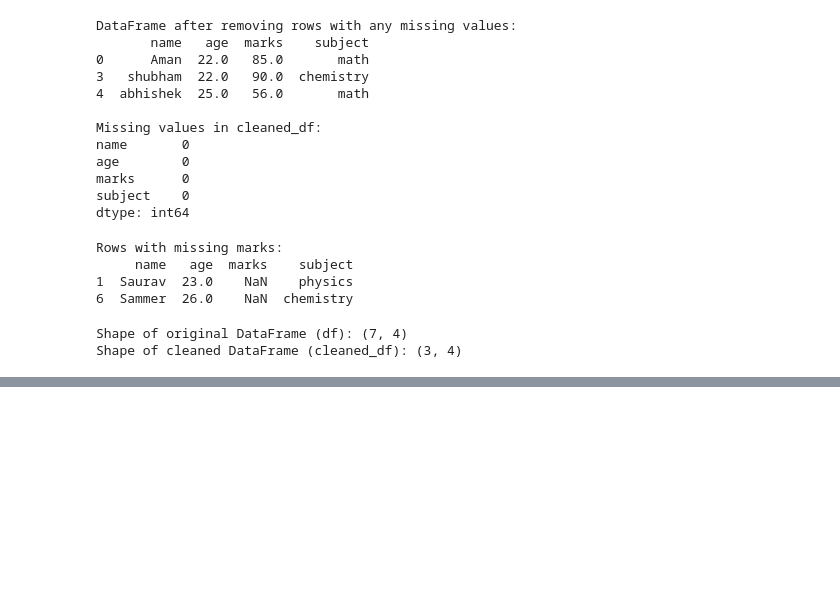
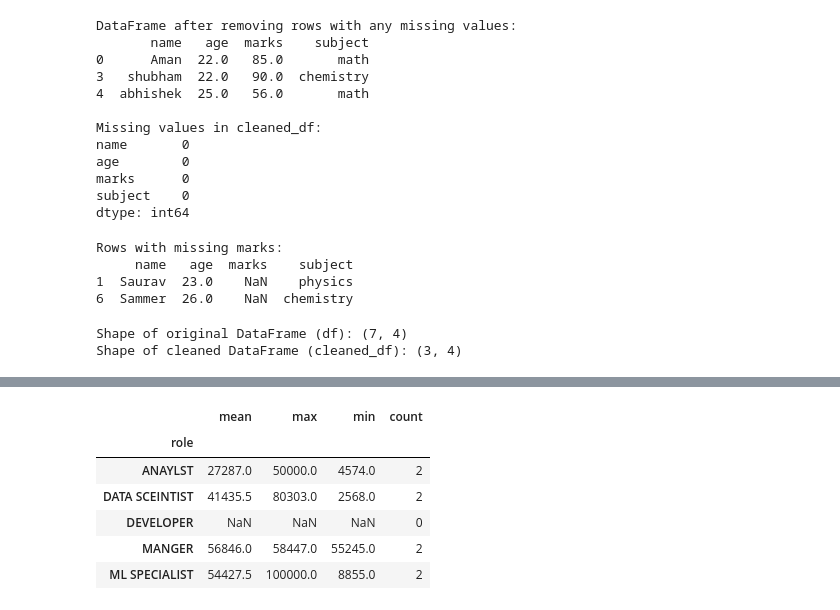
Before and after one commit to sairam178/Foundation-of-machine-learning, a Jupyter notebook: exercise1_pandas.ipynb, the cells around one changed output, grey strips where cells are left out. Saved outputs shown, nothing was run; the diff lists cells and outputs as text; code cells hidden in the pictures; blank space fills up the shorter version.

```diff
--- a/exercise1_pandas.ipynb
+++ b/exercise1_pandas.ipynb
@@ -153,0 +308,10 @@ Shape of cleaned DataFrame (cleaned_df): (3, 4)
+# %%
+df.groupby('role')['salary'].agg(['mean','max','min','count'])
+# %% [output]
+|  | mean | max | min | count |
+| role |  |  |  |  |
+| ANAYLST | 27287.0 | 50000.0 | 4574.0 | 2 |
+| DATA SCEINTIST | 41435.5 | 80303.0 | 2568.0 | 2 |
+| DEVELOPER | NaN | NaN | NaN | 0 |
+| MANGER | 56846.0 | 58447.0 | 55245.0 | 2 |
+| ML SPECIALIST | 54427.5 | 100000.0 | 8855.0 | 2 |
```
Also changed, not shown: parts of 18 cells of this notebook.
